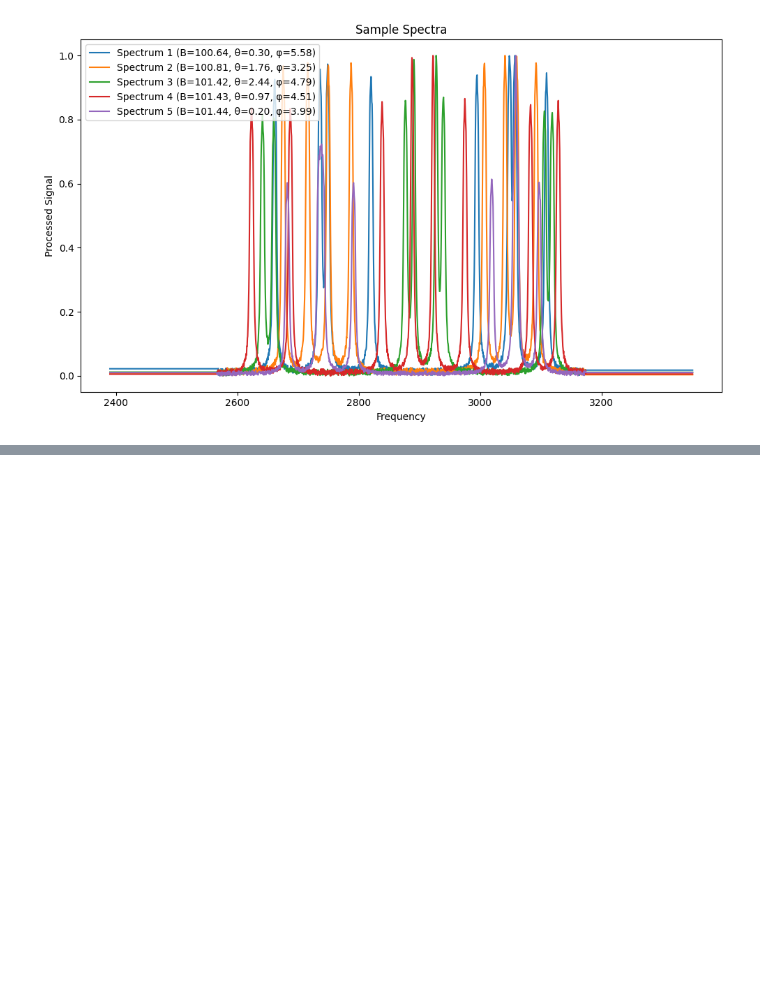
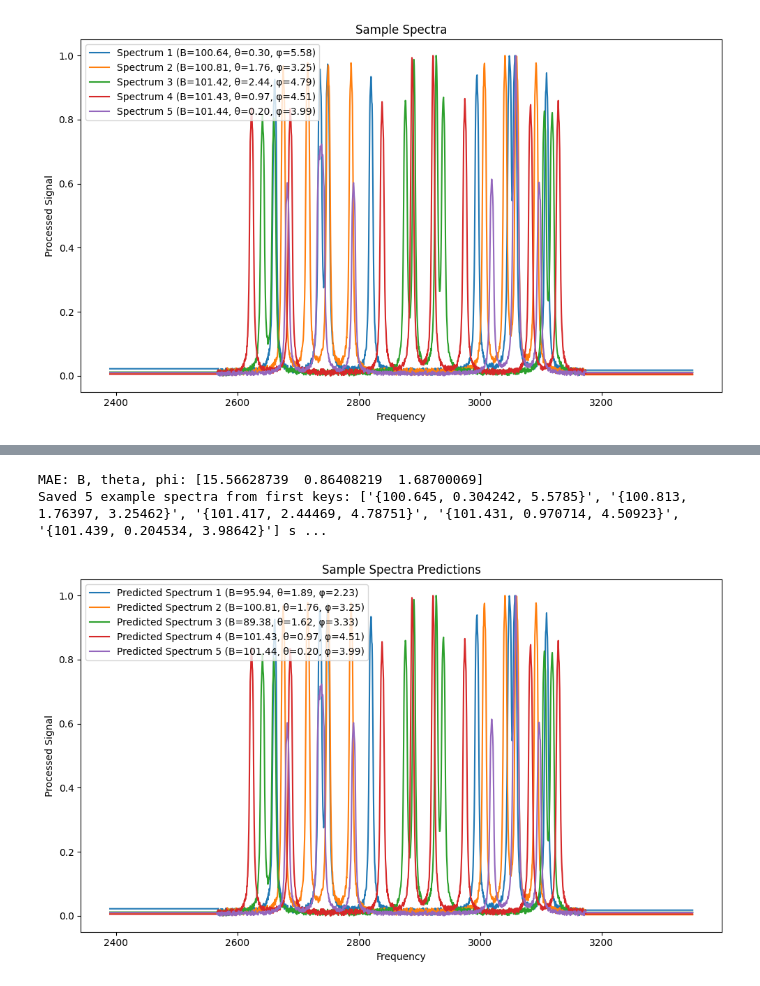
Before and after one commit to realJiaoKan/ODMR-Based-NV-Center-Prediction, a Jupyter notebook: main.ipynb, the cells around one changed output, grey strips where cells are left out. Cells and saved outputs as stored; diff of their text form; code cells hidden in the pictures; blank space fills up the shorter version.

```diff
--- a/main.ipynb
+++ b/main.ipynb
@@ -21,0 +42,8 @@ predict("data/example_spectrum.npy")
+# %%
+train_knn()
+get_example_spectrum()
+predict("data/example_spectrum.npy")
+# %% [output]
+MAE: B, theta, phi: [15.56628739  0.86408219  1.68700069]
+Saved 5 example spectra from first keys: ['{100.645, 0.304242, 5.5785}', '{100.813, 1.76397, 3.25462}', '{101.417, 2.44469, 4.78751}', '{101.431, 0.970714, 4.50923}', '{101.439, 0.204534, 3.98642}'] s ...
+[figure, added]
```
Also changed, not shown: parts of 9 cells of this notebook, 20 other files.
